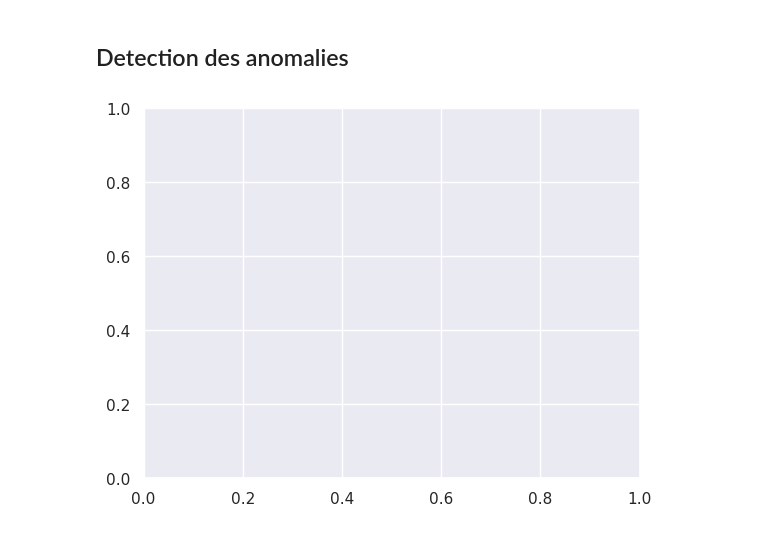
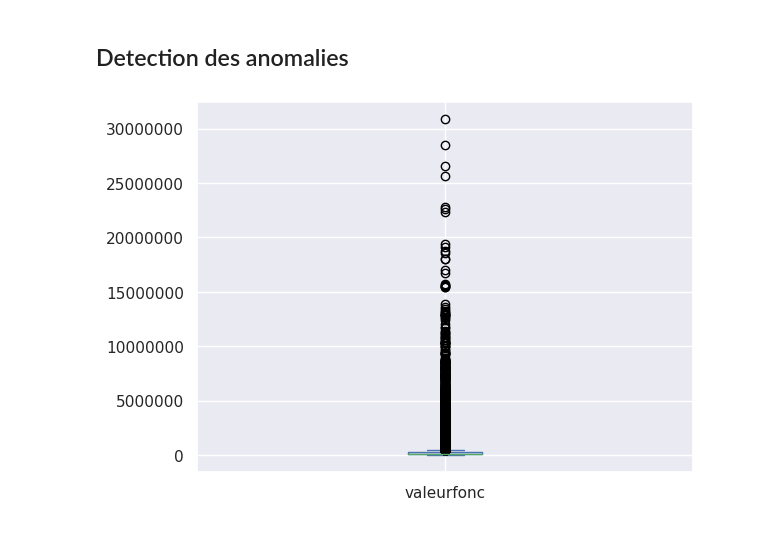
Before and after one commit to IsmaelSaid/Demande-de-valeurs-foncieres, a Jupyter notebook: EDA/EDASQL.ipynb, the cells around one changed output. Drawn from its saved outputs; the diff is of its cells as text; code cells hidden in the pictures.

```diff
--- a/EDA/EDASQL.ipynb
+++ b/EDA/EDASQL.ipynb
@@ -146,14 +146,13 @@ plt.show()
 # %% [markdown]
 ## Detection des anomalies
 # %%
+
 fig, ax1 = plt.subplots(1)
+ax1.ticklabel_format(style='plain')
 data = pd.read_sql_query("""
 SELECT valeurfonc
 FROM dvf.mutation
 WHERE libnatmut = 'Vente'
-AND nblocmai = 0
-AND nblocapt > 0
-AND sbatapt > 0
-""",conn)
+""",conn).plot.box(ax = ax1)
 # %% [output]
-[figure, old version]
+[figure, new version]
```
Also changed, not shown: 1 other file.
